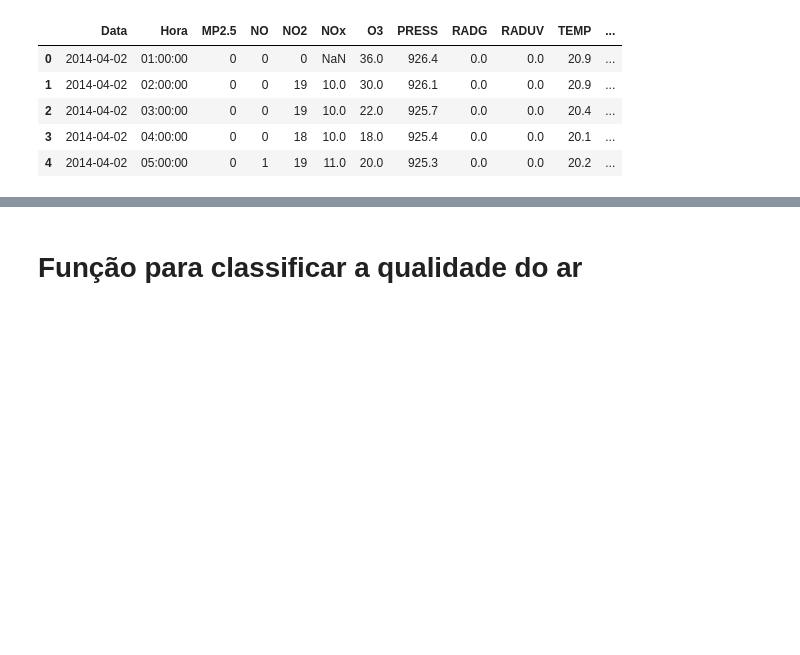
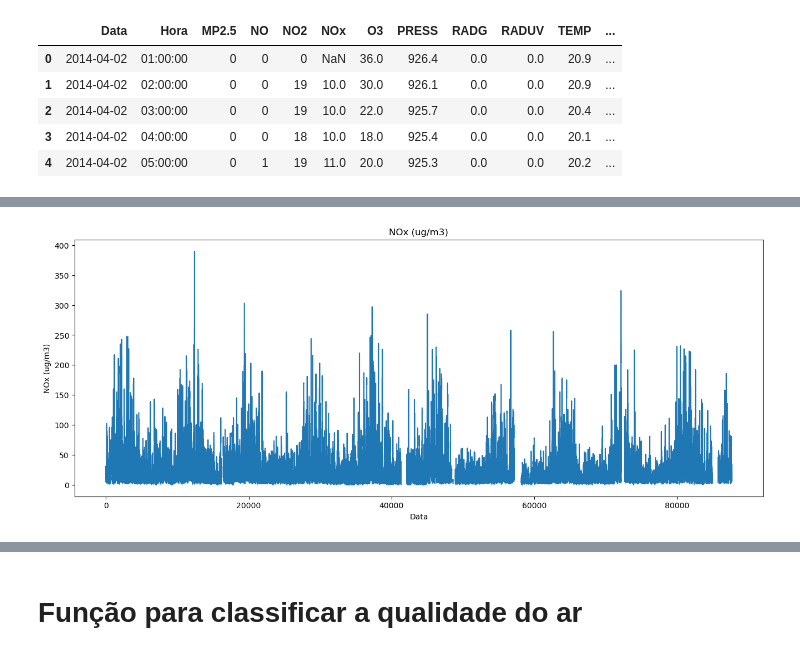
Before and after one commit to kellygaioni/ds_by_kelly, a Jupyter notebook: dados_cetesb.ipynb, the cells around one changed output, grey strips where cells are left out. Saved outputs shown, nothing was run; the diff lists cells and outputs as text; code cells hidden in the pictures; blank space fills up the shorter version.

```diff
--- a/dados_cetesb.ipynb
+++ b/dados_cetesb.ipynb
@@ -80,0 +137,10 @@ memory usage: 10.7+ MB
+# %%
+# plotar gráfico de linha NOx (ug/m3), tendo a data como referência no eixo X
+plt.figure(figsize=(16,6))
+df['NOx'].plot()
+plt.title('NOx (ug/m3)')
+plt.xlabel('Data')
+plt.ylabel('NOx (ug/m3)')
+plt.show()
+# %% [output]
+[figure, added]
```
Also changed, not shown: parts of 12 cells of this notebook.
